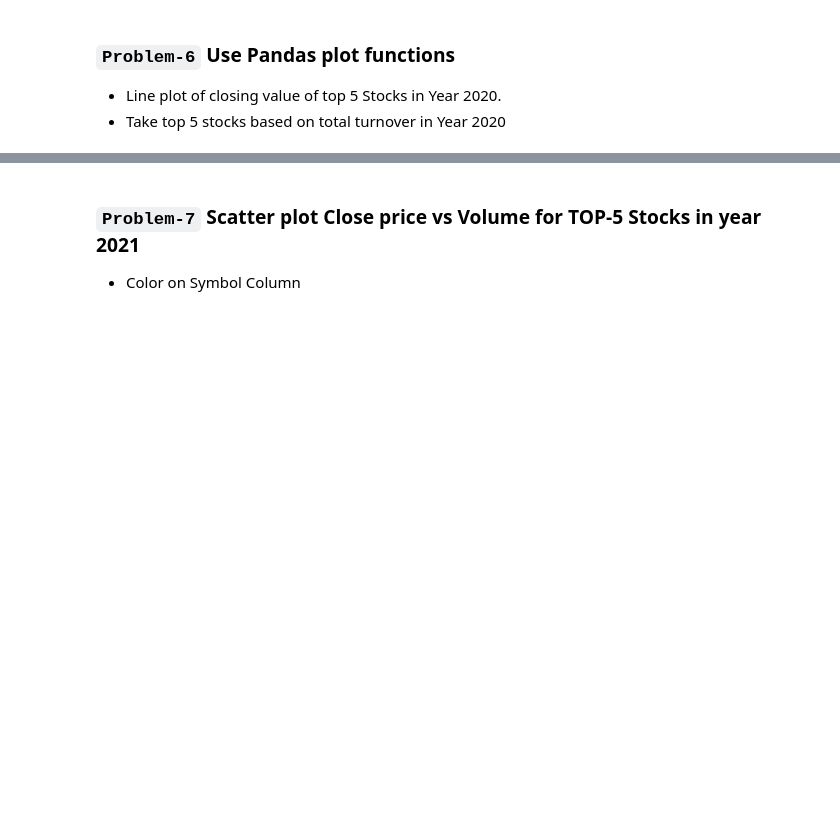
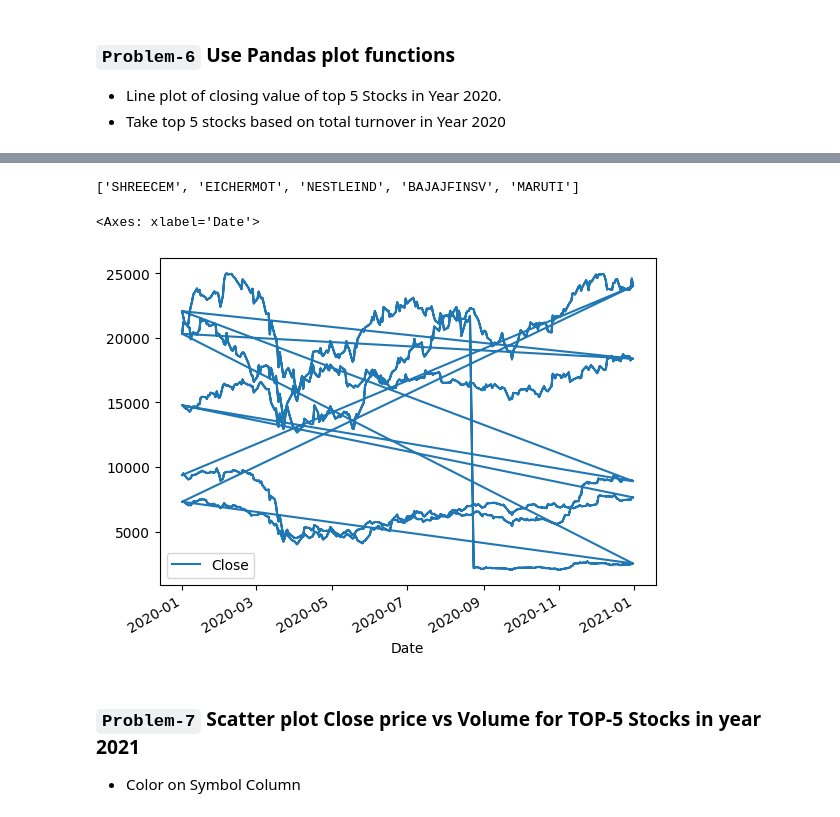
Before and after one commit to gmohite7/machine-learning, a Jupyter notebook: Week 09 Visualization/task_24.ipynb, the cells around one changed output, grey strips where cells are left out. Cells and saved outputs as stored; diff of their text form; code cells hidden in the pictures; blank space fills up the shorter version.

```diff
--- a/Week 09 Visualization/task_24.ipynb
+++ b/Week 09 Visualization/task_24.ipynb
@@ -160,0 +195,4 @@ Data Set Link - https://docs.google.com/spreadsheets/d/17tUL2yC7MGvo7txuuhLtAI-b
+# %%
+nifty['Year'] = nifty['Date'].dt.year
+# %%
+temp_df = nifty[nifty['Year'] == 2020]
@@ -161,3 +215,16 @@ Data Set Link - https://docs.google.com/spreadsheets/d/17tUL2yC7MGvo7txuuhLtAI-b
+# %%
+top5 = temp_df.groupby('Symbol')['Close'].max().sort_values(ascending=False).index.tolist()
+# %%
+top5[:5]
+# %% [output]
+['SHREECEM', 'EICHERMOT', 'NESTLEIND', 'BAJAJFINSV', 'MARUTI']
+# %%
+temp_df = temp_df[temp_df['Symbol'].isin(top5[:5])]
+# %%
+temp_df.plot(kind='line',x='Date',y='Close')
+# %% [output]
+<Axes: xlabel='Date'>
+[figure, added]
 # %% [markdown]
 ### `Problem-7` Scatter plot Close price vs Volume for TOP-5 Stocks in year 2021
 * Color on Symbol Column
```
Also changed, not shown: parts of 6 cells of this notebook, 1 other file.
